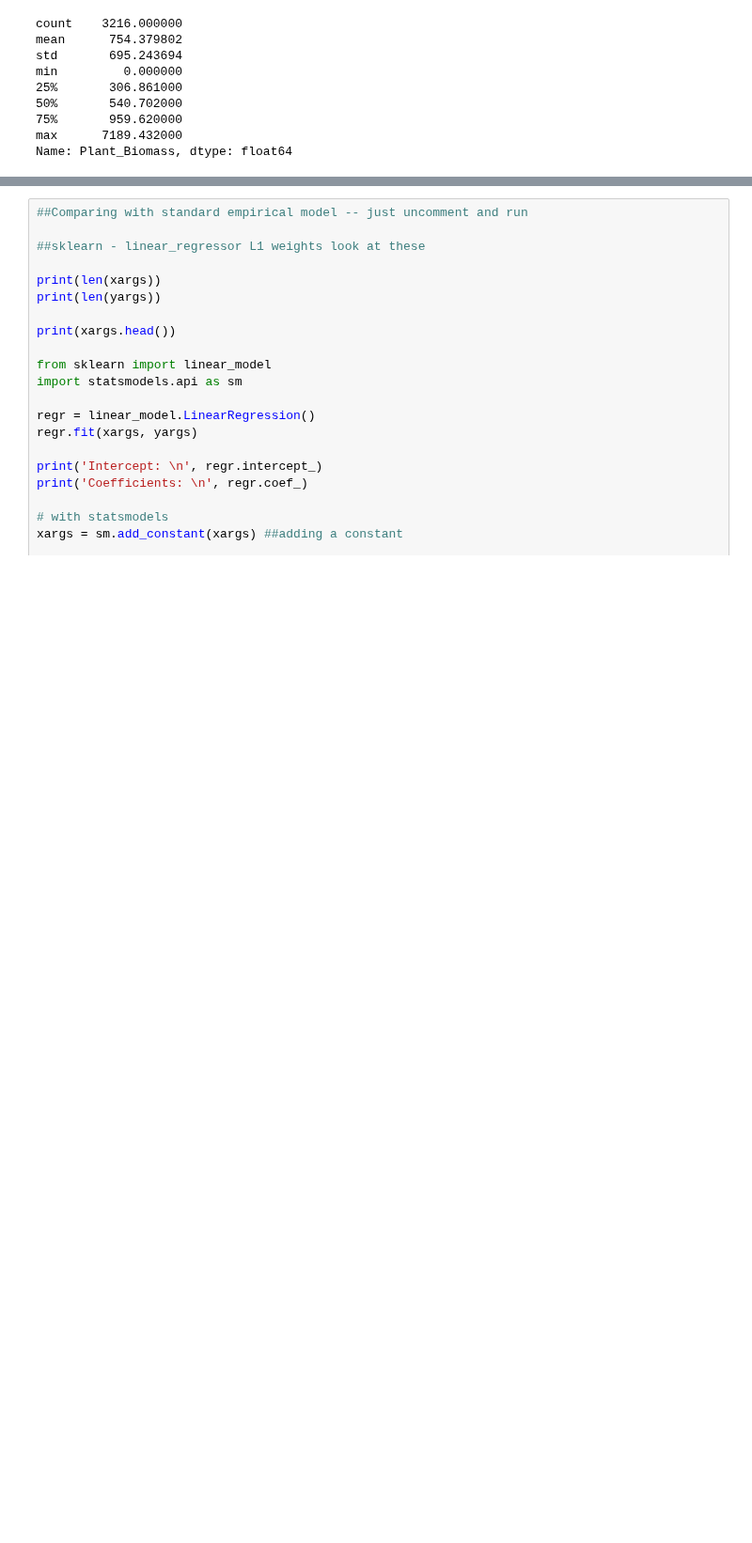
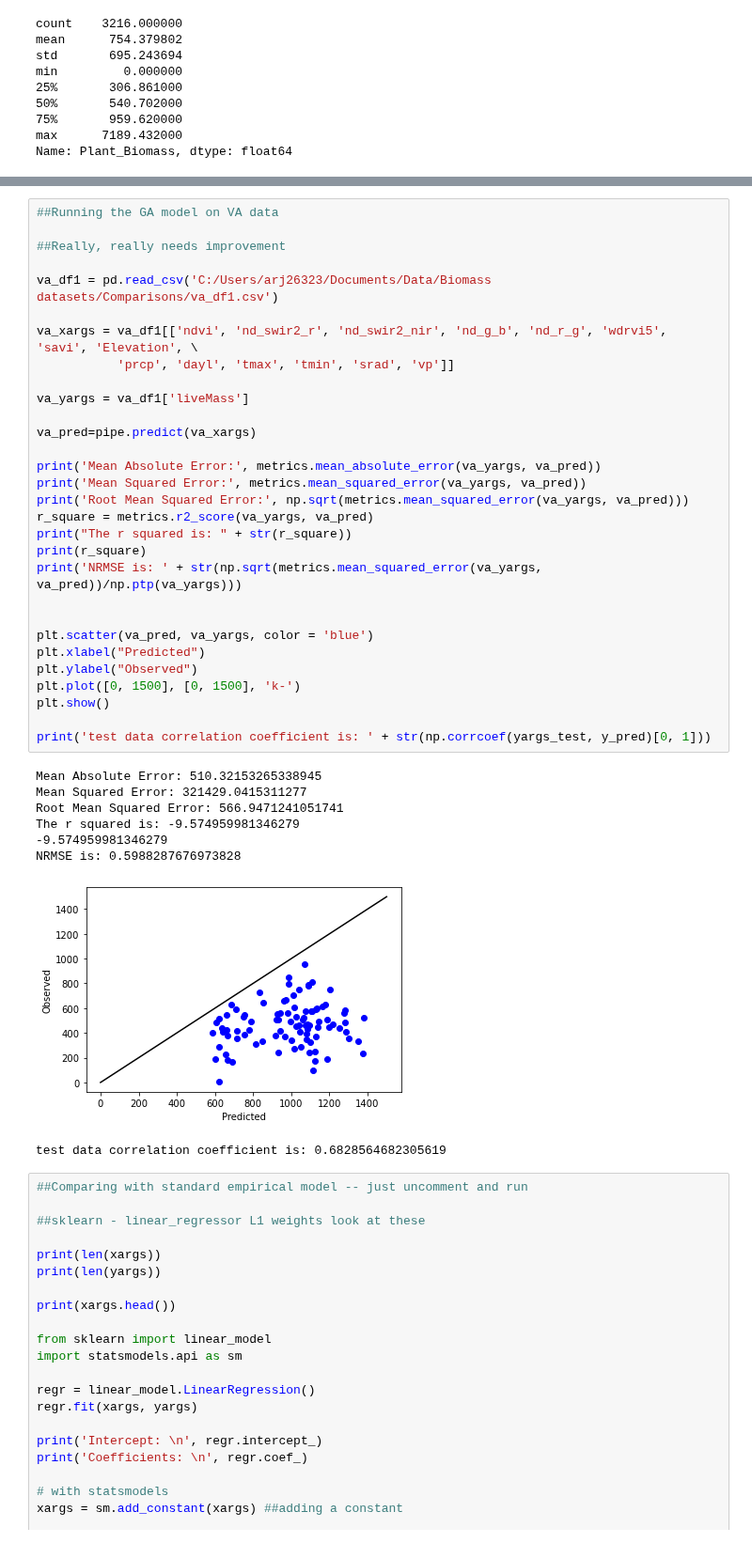
Before and after one commit to asajulien/PhD, a Jupyter notebook: Jupyter/Georgia/GA - yearly data.ipynb, the cells around one changed output, grey strips where cells are left out. Shown at 94% size. Cells and saved outputs as stored; diff of their text form; blank space fills up the shorter version.

```diff
--- a/Jupyter/Georgia/GA - yearly data.ipynb
+++ b/Jupyter/Georgia/GA - yearly data.ipynb
@@ -451,3 +423,42 @@ cv_results
+# %%
+##Running the GA model on VA data
+
+##Really, really needs improvement
+
+va_df1 = pd.read_csv('C:/Users/arj26323/Documents/Data/Biomass datasets/Comparisons/va_df1.csv')
+
+va_xargs = va_df1[['ndvi', 'nd_swir2_r', 'nd_swir2_nir', 'nd_g_b', 'nd_r_g', 'wdrvi5', 'savi', 'Elevation', \
+           'prcp', 'dayl', 'tmax', 'tmin', 'srad', 'vp']]
+
+va_yargs = va_df1['liveMass']
+
+va_pred=pipe.predict(va_xargs)
+
+print('Mean Absolute Error:', metrics.mean_absolute_error(va_yargs, va_pred))
+print('Mean Squared Error:', metrics.mean_squared_error(va_yargs, va_pred))
+print('Root Mean Squared Error:', np.sqrt(metrics.mean_squared_error(va_yargs, va_pred)))
+r_square = metrics.r2_score(va_yargs, va_pred)
+print("The r squared is: " + str(r_square))
+print(r_square)
+print('NRMSE is: ' + str(np.sqrt(metrics.mean_squared_error(va_yargs, va_pred))/np.ptp(va_yargs)))
+
+
+plt.scatter(va_pred, va_yargs, color = 'blue')
+plt.xlabel("Predicted")
+plt.ylabel("Observed")
+plt.plot([0, 1500], [0, 1500], 'k-')
+plt.show()
+
+print('test data correlation coefficient is: ' + str(np.corrcoef(yargs_test, y_pred)[0, 1]))
+# %% [output]
+Mean Absolute Error: 510.32153265338945
+Mean Squared Error: 321429.0415311277
+Root Mean Squared Error: 566.9471241051741
+The r squared is: -9.574959981346279
+-9.574959981346279
+NRMSE is: 0.5988287676973828
+[figure, added]
+test data correlation coefficient is: 0.6828564682305619
 # %%
 ##Comparing with standard empirical model -- just uncomment and run
 
```
Also changed, not shown: parts of 7 cells of this notebook, 3 other files.
